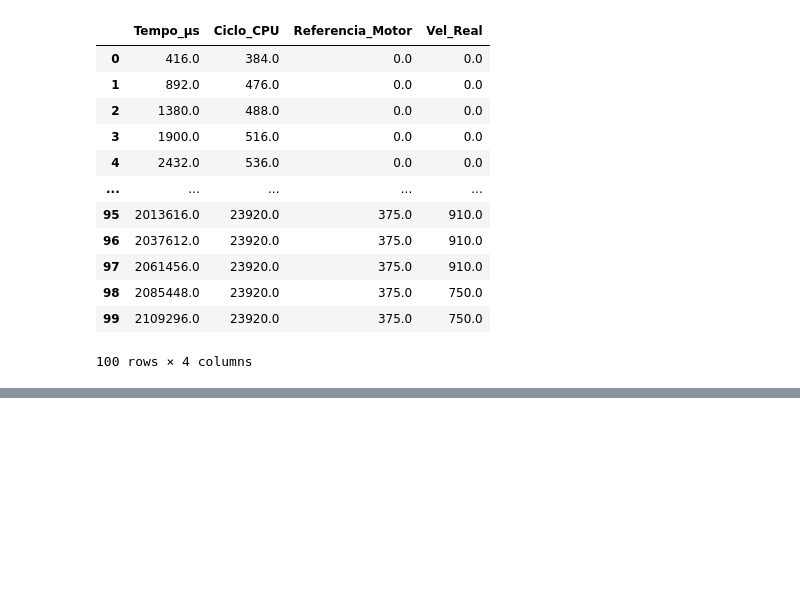
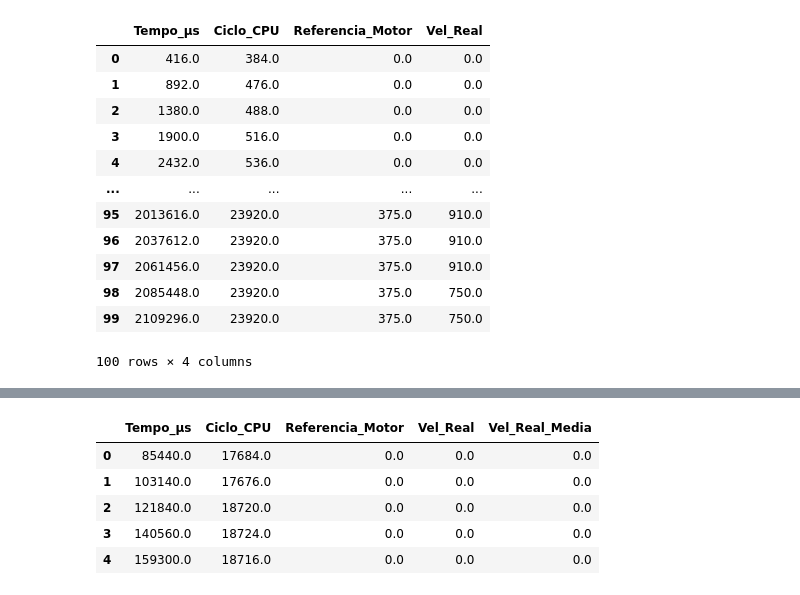
Before and after one commit to sophiawerneck/Lab_Controle, a Jupyter notebook: Trabalho_1/graficos.ipynb, the cells around one changed output, grey strips where cells are left out. Drawn from its saved outputs; the diff is of its cells as text; code cells hidden in the pictures; blank space fills up the shorter version.

```diff
--- a/Trabalho_1/graficos.ipynb
+++ b/Trabalho_1/graficos.ipynb
@@ -44,0 +45,12 @@ plt.show()
+# %%
+df['Vel_Real'] = df['Vel_Real_Media']
+df = df[df['Vel_Real'].notna()]
+df = df.reset_index(drop=True)
+display(df.head())
+# %% [output]
+|  | Tempo_µs | Ciclo_CPU | Referencia_Motor | Vel_Real | Vel_Real_Media |
+| 0 | 85440.0 | 17684.0 | 0.0 | 0.0 | 0.0 |
+| 1 | 103140.0 | 17676.0 | 0.0 | 0.0 | 0.0 |
+| 2 | 121840.0 | 18720.0 | 0.0 | 0.0 | 0.0 |
+| 3 | 140560.0 | 18724.0 | 0.0 | 0.0 | 0.0 |
+| 4 | 159300.0 | 18716.0 | 0.0 | 0.0 | 0.0 |
```
Also changed, not shown: parts of 2 cells of this notebook.
